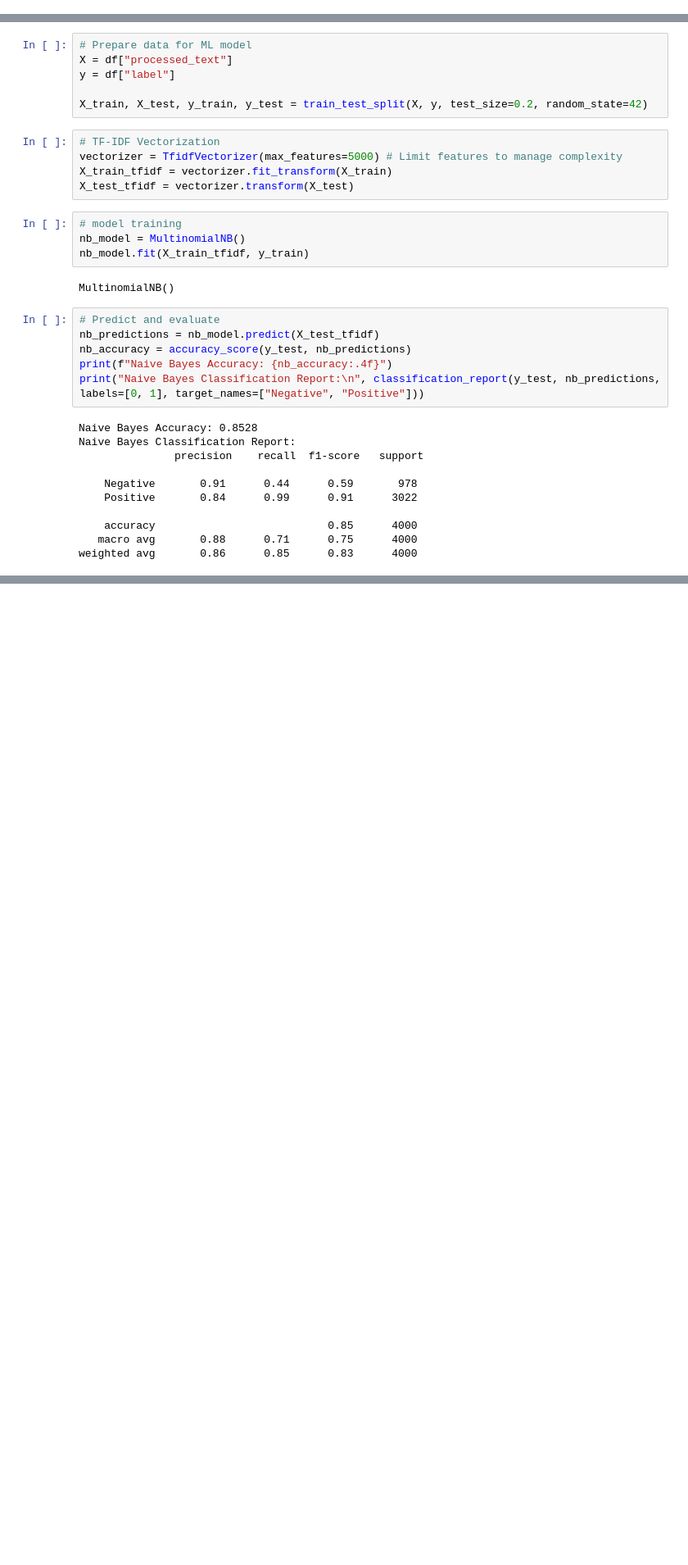
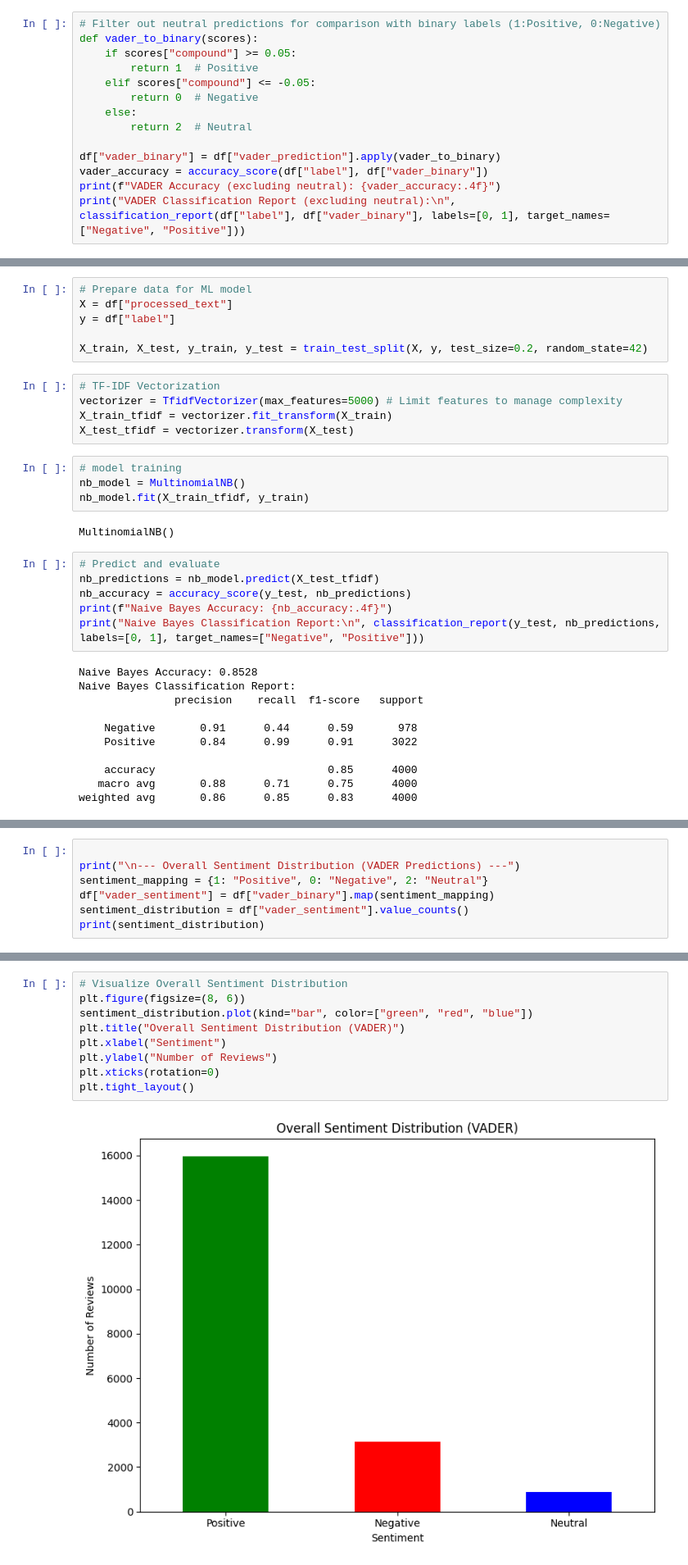
Before and after one commit to Franmeza/NLP_Assignments, a Jupyter notebook: assigment2_FranciscoMeza.ipynb, the cells around one changed output, grey strips where cells are left out. Shown: that part at 82% size. Saved outputs shown, nothing was run; the diff lists cells and outputs as text; blank space fills up the shorter version.

Commit message:
Analysis and visualization

```diff
--- a/assigment2_FranciscoMeza.ipynb
+++ b/assigment2_FranciscoMeza.ipynb
@@ -115,3 +115,17 @@ df["vader_prediction"].head()
 3    {'neg': 0.154, 'neu': 0.16, 'pos': 0.686, 'com...
 4    {'neg': 0.0, 'neu': 0.286, 'pos': 0.714, 'comp...
 Name: vader_prediction, dtype: object
+# %%
+# Filter out neutral predictions for comparison with binary labels (1:Positive, 0:Negative)
+def vader_to_binary(scores):
+    if scores["compound"] >= 0.05:
+        return 1  # Positive
+    elif scores["compound"] <= -0.05:
+        return 0  # Negative
+    else:
+        return 2  # Neutral
+
+df["vader_binary"] = df["vader_prediction"].apply(vader_to_binary)
+vader_accuracy = accuracy_score(df["label"], df["vader_binary"])
+print(f"VADER Accuracy (excluding neutral): {vader_accuracy:.4f}")
+print("VADER Classification Report (excluding neutral):\n", classification_report(df["label"], df["vader_binary"], labels=[0, 1], target_names=["Negative", "Positive"]))
@@ -153,0 +183,7 @@ weighted avg       0.86      0.85      0.83      4000
+# %%
+
+print("\n--- Overall Sentiment Distribution (VADER Predictions) ---")
+sentiment_mapping = {1: "Positive", 0: "Negative", 2: "Neutral"}
+df["vader_sentiment"] = df["vader_binary"].map(sentiment_mapping)
+sentiment_distribution = df["vader_sentiment"].value_counts()
+print(sentiment_distribution)
@@ -153,0 +246,11 @@ weighted avg       0.86      0.85      0.83      4000
+# %%
+# Visualize Overall Sentiment Distribution
+plt.figure(figsize=(8, 6))
+sentiment_distribution.plot(kind="bar", color=["green", "red", "blue"])
+plt.title("Overall Sentiment Distribution (VADER)")
+plt.xlabel("Sentiment")
+plt.ylabel("Number of Reviews")
+plt.xticks(rotation=0)
+plt.tight_layout()
+# %% [output]
+[figure, added]
```
Also changed, not shown: parts of 12 cells of this notebook, 1 other file.
